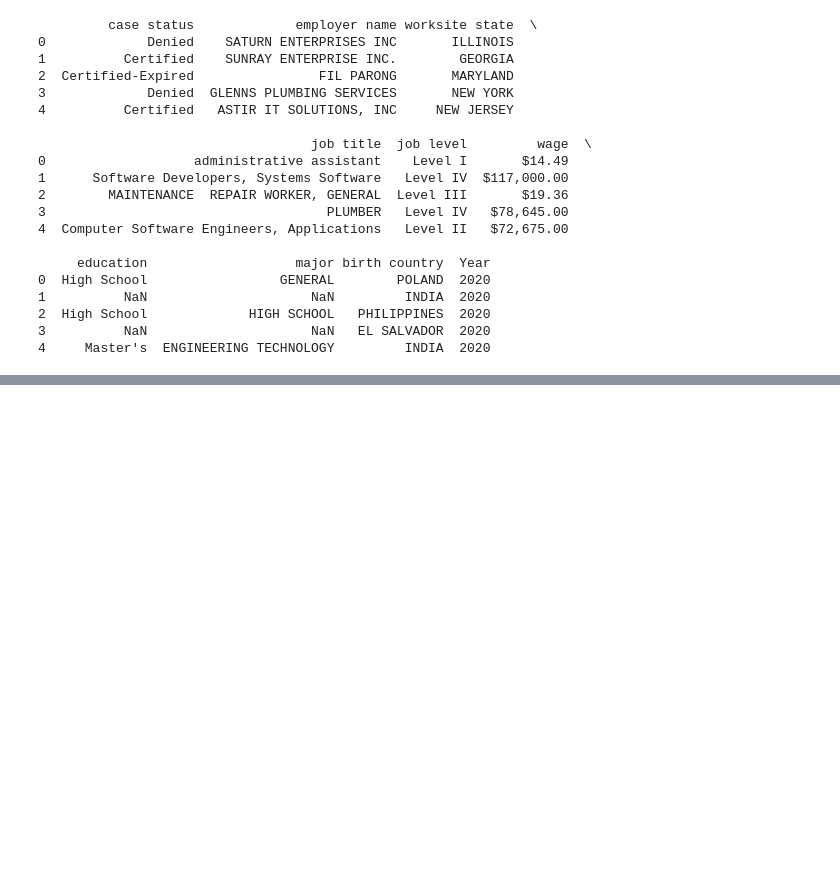
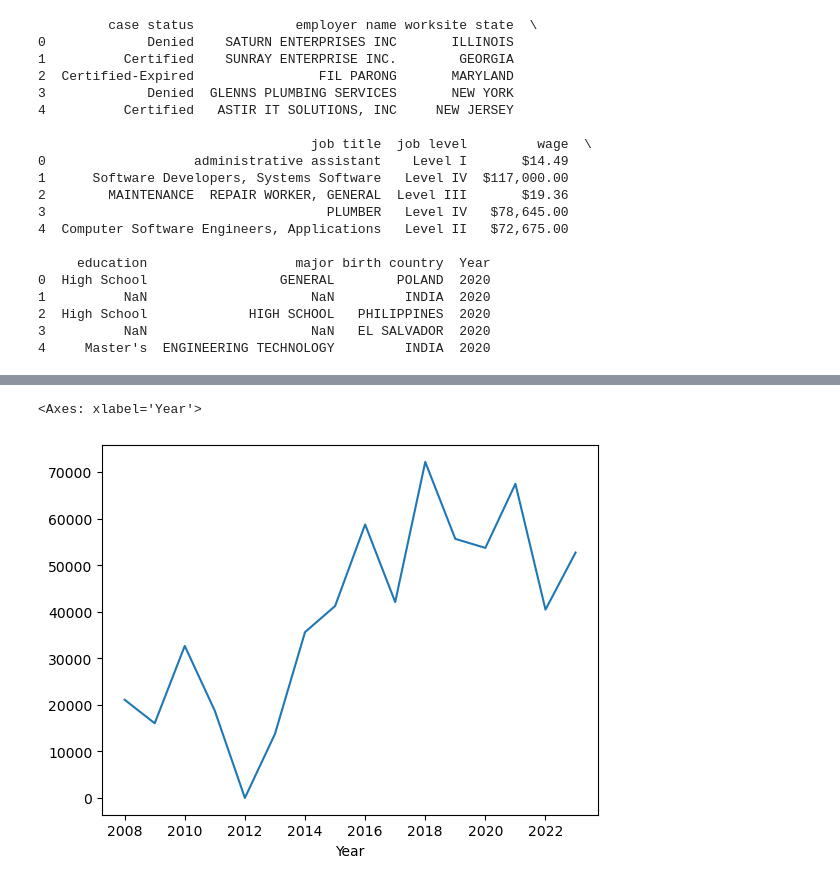
Before and after one commit to Shuyi1011/2024Spr_projects, a Jupyter notebook: final.ipynb, the cells around one changed output, grey strips where cells are left out. Cells and saved outputs as stored; diff of their text form; code cells hidden in the pictures; blank space fills up the shorter version.

```diff
--- a/final.ipynb
+++ b/final.ipynb
@@ -488,0 +315,5 @@ plt.title("Top 10 Education Levels of Foreign Workers in 2015")
+# %%
+all_perm[all_perm["case status"] == "Certified"].groupby("Year").size().plot(kind='line')
+# %% [output]
+<Axes: xlabel='Year'>
+[figure, added]
```
Also changed, not shown: parts of 39 cells of this notebook.
